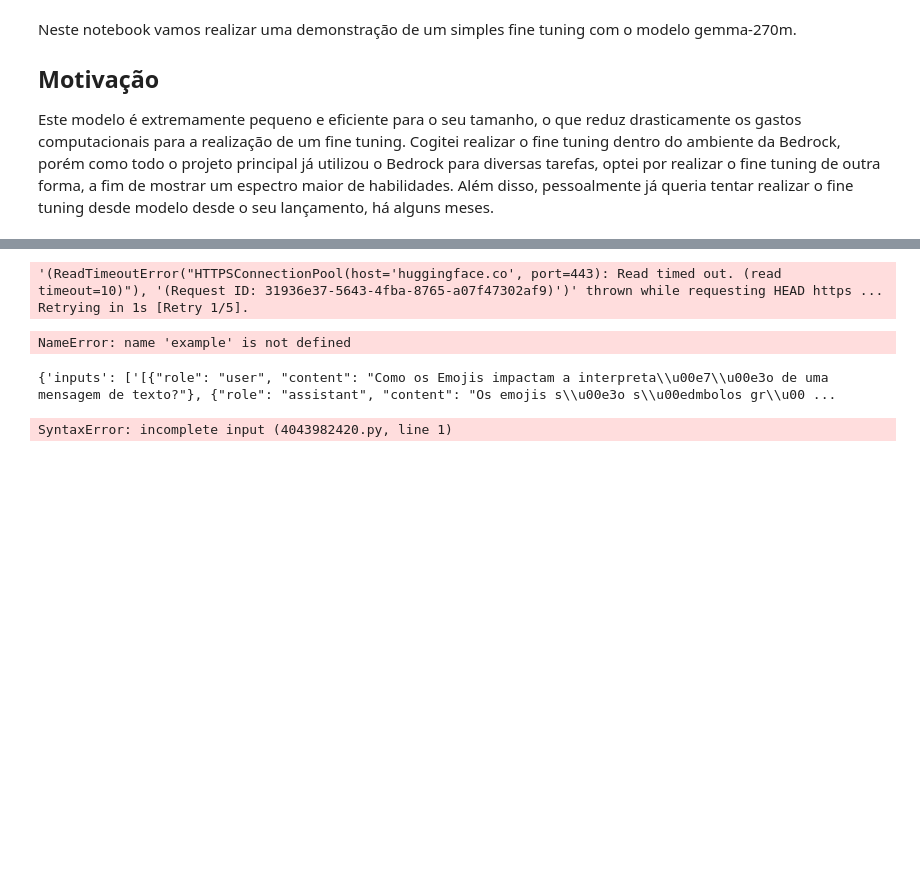
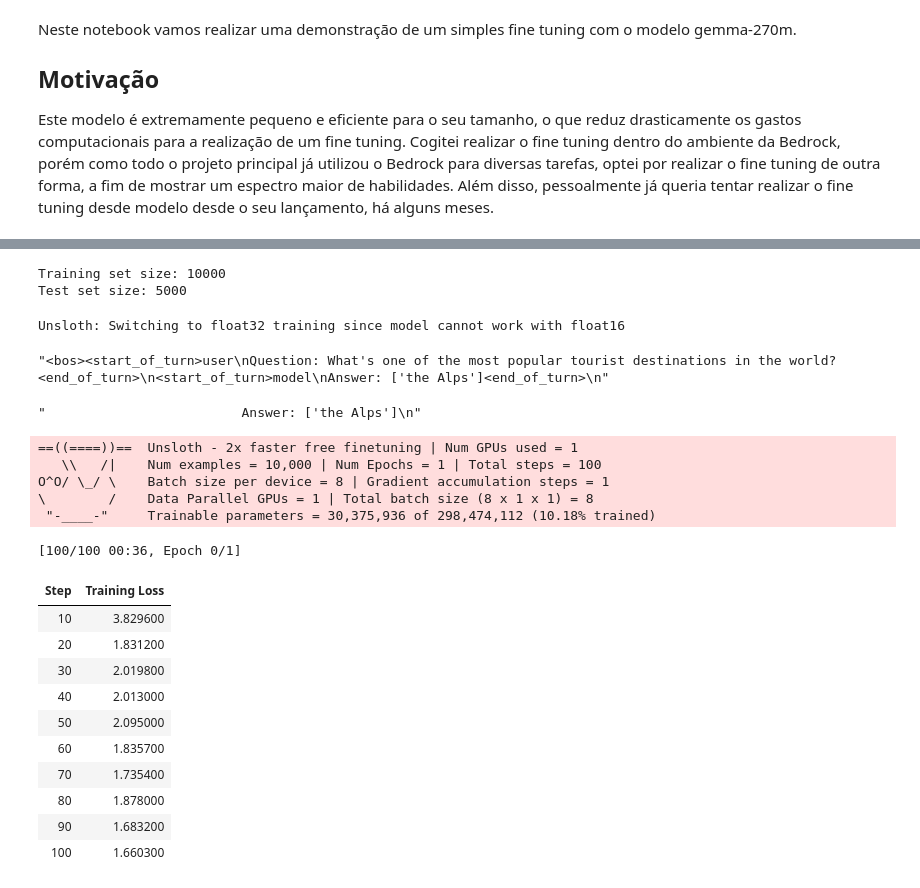
Before and after one commit to GabrielArpini/PoC_Rag, a Jupyter notebook: notebooks/Fine_tuning_gemma270m.ipynb, the cells around one changed output, grey strips where cells are left out. Drawn from its saved outputs; the diff is of its cells as text; code cells hidden in the pictures; blank space fills up the shorter version.

Commit message:
Notebook com fine tuning modelo gemma-3 270m do google colab

```diff
--- a/notebooks/Fine_tuning_gemma270m.ipynb
+++ b/notebooks/Fine_tuning_gemma270m.ipynb
@@ -16,7 +40,7 @@ max_seq_len = 2048
 # https://colab.research.google.com/github/unslothai/notebooks/blob/main/nb/Gemma3_(270M).ipynb#scrollTo=-Xbb0cuLzwgf
 model, tokenizer = FastModel.from_pretrained(
     model_name = "unsloth/gemma-3-270m-it",
-    max_seq_length = max_seq_length,
+    max_seq_length = max_seq_len,
     load_in_4bit = False,
     load_in_8bit = False,
     full_finetuning = False,
@@ -58,24 +92,77 @@ def formatar_prompts(exemplos):
    return { "text" : texts, }
 # %%
 
-dataset = load_dataset("lasrprobegen/ultrachat-brazil")
+dataset = load_dataset("rajpurkar/squad")
 dataset = dataset.map(processar_chatml)
 dataset = dataset.map(formatar_prompts, batched = True)
 
 dataset_misturado = dataset['train'].shuffle(seed=42)
-train_dataset = dataset_misturado.select(range(15000))
-test_dataset = dataset_misturado.select(range(15000, len(dataset_misturado)))
+train_dataset = dataset_misturado.select(range(10000))
+test_dataset = dataset_misturado.select(range(10000, 15000))
 
 print(f"Training set size: {len(train_dataset)}")
 print(f"Test set size: {len(test_dataset)}")
 # %% [output]
-'(ReadTimeoutError("HTTPSConnectionPool(host='huggingface.co', port=443): Read timed out. (read timeout=10)"), '(Request ID: 31936e37-5643-4fba-8765-a07f47302af9)')' thrown while requesting HEAD https ...
-Retrying in 1s [Retry 1/5].
+Training set size: 10000
+Test set size: 5000
-NameError: name 'example' is not defined
-# %%
-print(train_dataset[:3])
-# %% [output]
-{'inputs': ['[{"role": "user", "content": "Como os Emojis impactam a interpreta\\u00e7\\u00e3o de uma mensagem de texto?"}, {"role": "assistant", "content": "Os emojis s\\u00e3o s\\u00edmbolos gr\\u00 ...
 # %%
+from trl import SFTTrainer, SFTConfig
+trainer = SFTTrainer(
+    model = model,
+    tokenizer = tokenizer,
+    train_dataset = train_dataset,
+    eval_dataset = test_dataset, # Can set up evaluation!
+    args = SFTConfig(
+        dataset_text_field = "text",
+        per_device_train_batch_size = 8,
+        gradient_accumulation_steps = 1, # Use GA to mimic batch size!
+        warmup_steps = 5,
+        #num_train_epochs = 1, # Set this for 1 full training run.
+        max_steps = 100,
+        learning_rate = 5e-5, # Reduce to 2e-5 for long training runs
+        logging_steps = 10,
+        optim = "adamw_8bit",
+        weight_decay = 0.01,
+        lr_scheduler_type = "linear",
+        seed = 3407,
+        output_dir="outputs",
+        report_to = "none", # Use this for WandB etc
+    ),
+)
 # %% [output]
-SyntaxError: incomplete input (4043982420.py, line 1)
+Unsloth: Switching to float32 training since model cannot work with float16
+# %%
+from unsloth.chat_templates import train_on_responses_only
+trainer = train_on_responses_only(
+    trainer,
+    instruction_part = "<start_of_turn>user\n",
+    response_part = "<start_of_turn>model\n",
+)
+# %%
+tokenizer.decode(trainer.train_dataset[100]["input_ids"])
+# %% [output]
+"<bos><start_of_turn>user\nQuestion: What's one of the most popular tourist destinations in the world?<end_of_turn>\n<start_of_turn>model\nAnswer: ['the Alps']<end_of_turn>\n"
+# %%
+tokenizer.decode([tokenizer.pad_token_id if x == -100 else x for x in trainer.train_dataset[100]["labels"]]).replace(tokenizer.pad_token, " ").replace("<end_of_turn>", "")
+# %% [output]
+"                         Answer: ['the Alps']\n"
+# %%
+trainer_stats = trainer.train()
+# %% [output]
+==((====))==  Unsloth - 2x faster free finetuning | Num GPUs used = 1
+   \\   /|    Num examples = 10,000 | Num Epochs = 1 | Total steps = 100
+O^O/ \_/ \    Batch size per device = 8 | Gradient accumulation steps = 1
+\        /    Data Parallel GPUs = 1 | Total batch size (8 x 1 x 1) = 8
+ "-____-"     Trainable parameters = 30,375,936 of 298,474,112 (10.18% trained)
+[100/100 00:36, Epoch 0/1]
+| Step | Training Loss |
+| 10 | 3.829600 |
+| 20 | 1.831200 |
+| 30 | 2.019800 |
+| 40 | 2.013000 |
+| 50 | 2.095000 |
+| 60 | 1.835700 |
+| 70 | 1.735400 |
+| 80 | 1.878000 |
+| 90 | 1.683200 |
+| 100 | 1.660300 |
```
Also changed, not shown: parts of 9 cells of this notebook.
